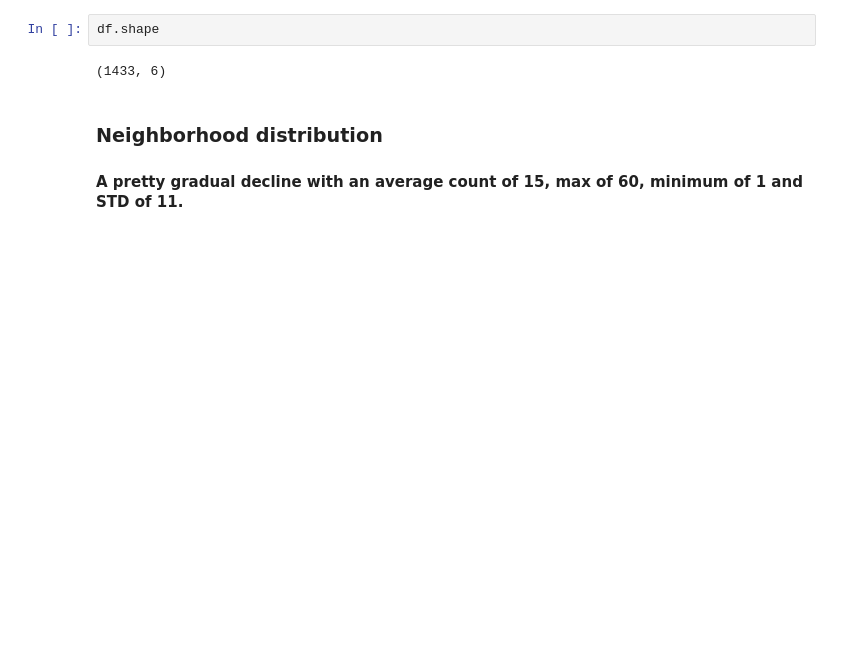
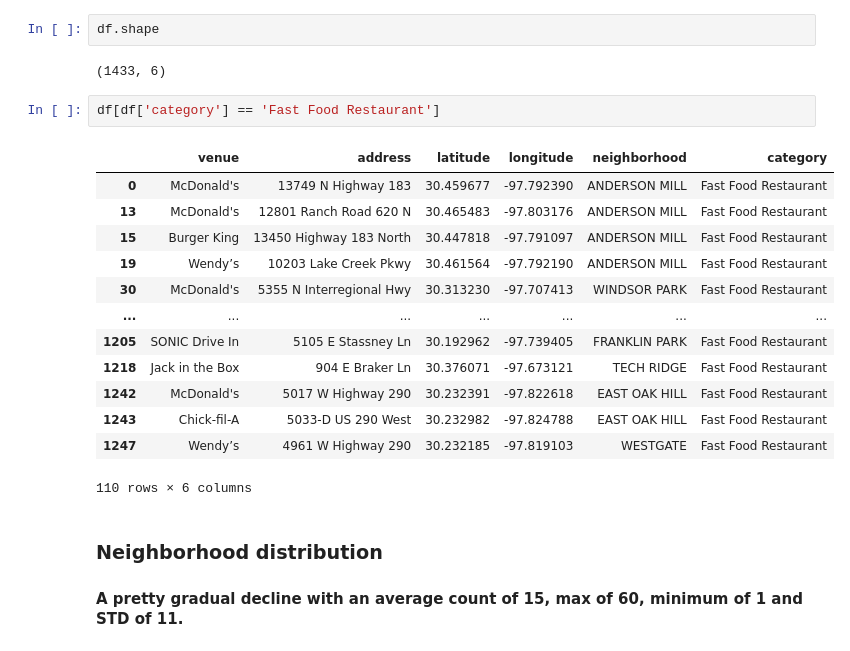
Before and after one commit to campbel94/GA-Capstone, a Jupyter notebook: eda.ipynb, the cells around one changed output. Cells and saved outputs as stored; diff of their text form; blank space fills up the shorter version.

```diff
--- a/eda.ipynb
+++ b/eda.ipynb
@@ -34,6 +34,22 @@ df.head()
 df.shape
 # %% [output]
 (1433, 6)
+# %%
+df[df['category'] == 'Fast Food Restaurant']
+# %% [output]
+|  | venue | address | latitude | longitude | neighborhood | category |
+| 0 | McDonald's | 13749 N Highway 183 | 30.459677 | -97.792390 | ANDERSON MILL | Fast Food Restaurant |
+| 13 | McDonald's | 12801 Ranch Road 620 N | 30.465483 | -97.803176 | ANDERSON MILL | Fast Food Restaurant |
+| 15 | Burger King | 13450 Highway 183 North | 30.447818 | -97.791097 | ANDERSON MILL | Fast Food Restaurant |
+| 19 | Wendy’s | 10203 Lake Creek Pkwy | 30.461564 | -97.792190 | ANDERSON MILL | Fast Food Restaurant |
+| 30 | McDonald's | 5355 N Interregional Hwy | 30.313230 | -97.707413 | WINDSOR PARK | Fast Food Restaurant |
+| ... | ... | ... | ... | ... | ... | ... |
+| 1205 | SONIC Drive In | 5105 E Stassney Ln | 30.192962 | -97.739405 | FRANKLIN PARK | Fast Food Restaurant |
+| 1218 | Jack in the Box | 904 E Braker Ln | 30.376071 | -97.673121 | TECH RIDGE | Fast Food Restaurant |
+| 1242 | McDonald's | 5017 W Highway 290 | 30.232391 | -97.822618 | EAST OAK HILL | Fast Food Restaurant |
+| 1243 | Chick-fil-A | 5033-D US 290 West | 30.232982 | -97.824788 | EAST OAK HILL | Fast Food Restaurant |
+| 1247 | Wendy’s | 4961 W Highway 290 | 30.232185 | -97.819103 | WESTGATE | Fast Food Restaurant |
+110 rows × 6 columns
 # %% [markdown]
 ### Neighborhood distribution
 #### A pretty gradual decline with an average count of 15, max of 60, minimum of 1 and STD of 11.
```
Also changed, not shown: parts of 13 cells of this notebook, 21 other files.
